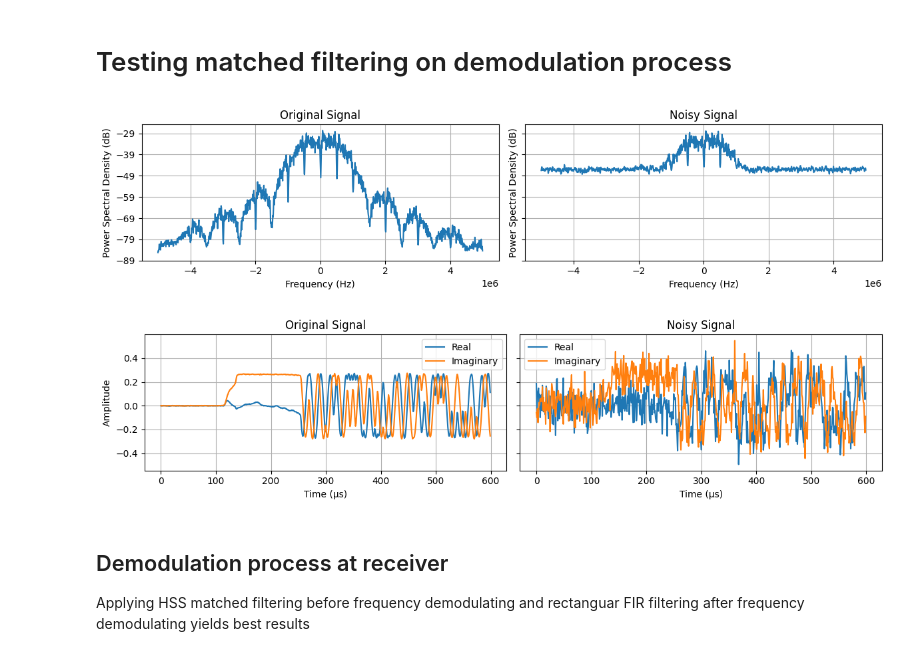
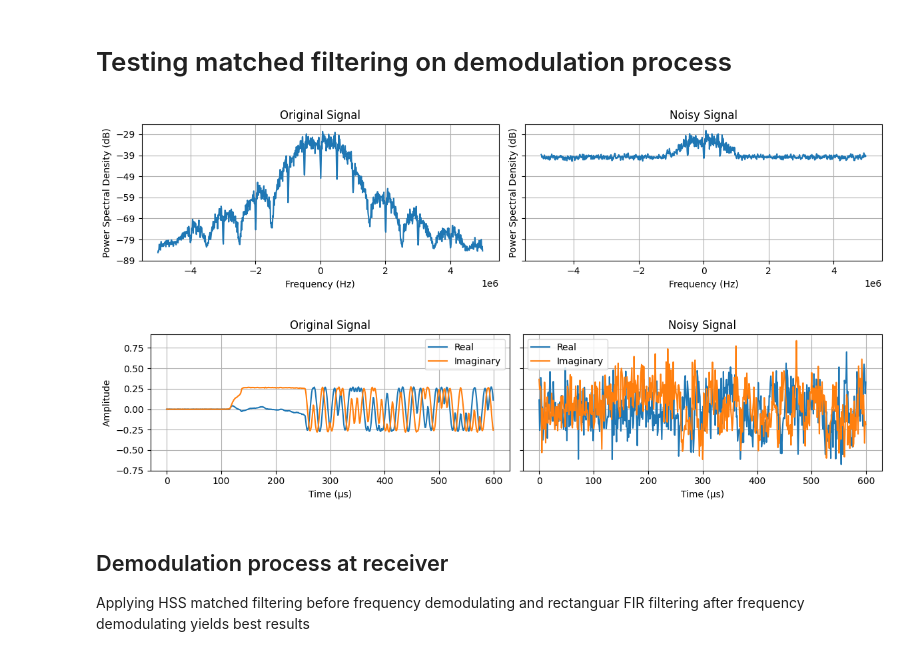
Before and after one commit to SDMote/SDR_projects, a Jupyter notebook: python_phy/jupyter_notebooks/802154_matched_filter_prototype.ipynb, the cells around one changed output. Drawn from its saved outputs; the diff is of its cells as text; code cells hidden in the pictures.

```diff
--- a/python_phy/jupyter_notebooks/802154_matched_filter_prototype.ipynb
+++ b/python_phy/jupyter_notebooks/802154_matched_filter_prototype.ipynb
@@ -23,35 +23,37 @@ plt.close("all")
 # %%
 fs = 10e6  # Hz
 samples_per_chip = 5  # Samples per chip, 2 Mchip/s, but 1 Msym/s QPSK
 samples_per_symbol = 2 * samples_per_chip
 Rb = fs / samples_per_chip  # Baud rate
 filename = "802154_0dBm.dat"  # Open BLE file
 iq_samples = read_iq_data(f"../../capture_nRF/data/new/{filename}")
 fsk_deviation_802154: float = 500e3  # Hz, when interpreting HSS O-QPSK as MSK
 
-desired_SNR = 10  # dB
-iq_samples_noisy = add_awgn_band_limited(iq_samples, desired_SNR, fs, bw=1.5 * Rb)  # 1.5Rb BW for MSK
+desired_SNR = 0  # dB
+signal_present = (8000, 35000)
+iq_samples_noisy = add_awgn_signal_present(iq_samples, desired_SNR, signal_present)
 
 figsize = (12, 3)
 plot_periodograms(
     [iq_samples, iq_samples_noisy],
     fs=fs,
     titles=["Original Signal", "Noisy Signal"],
     figsize=figsize,
     NFFT=1024,
     horizontal=True,
 )
 time_interval = (6800, 7400)
+# time_interval = (0, -1)
 plot_complex_time(
     [iq_samples[time_interval[0] : time_interval[1]], iq_samples_noisy[time_interval[0] : time_interval[1]]],
     fs=fs,
     titles=["Original Signal", "Noisy Signal"],
     figsize=figsize,
     horizontal=True,
 )
 # %% [output]
-[figure, old version]
+[figure, new version]
-[figure, old version]
+[figure, new version]
 # %% [markdown]
 ## Demodulation process at receiver
 Applying HSS matched filtering before frequency demodulating and rectanguar FIR filtering after frequency demodulating yields best results
```
Also changed, not shown: parts of 5 cells of this notebook, 6 other files.
